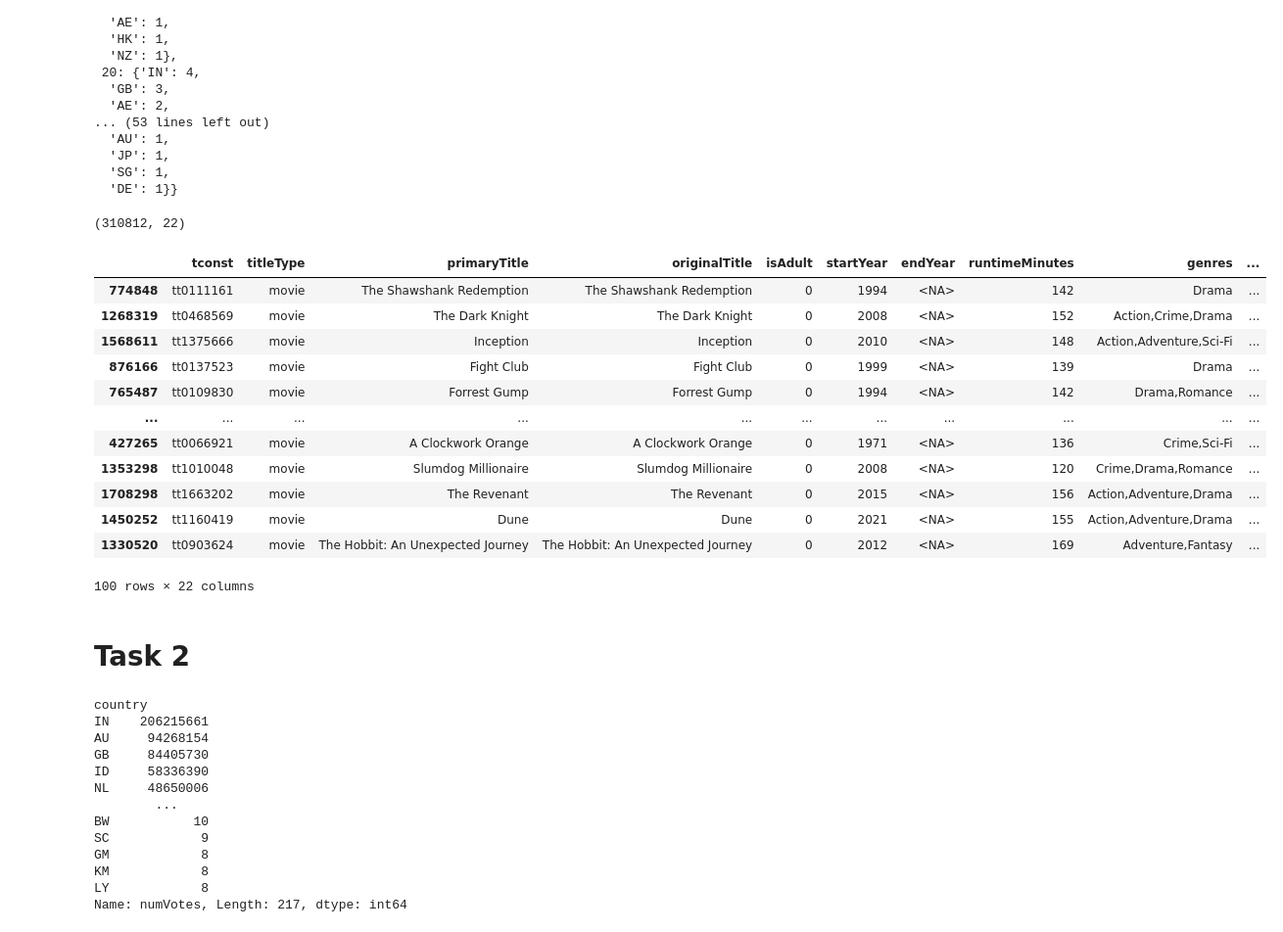
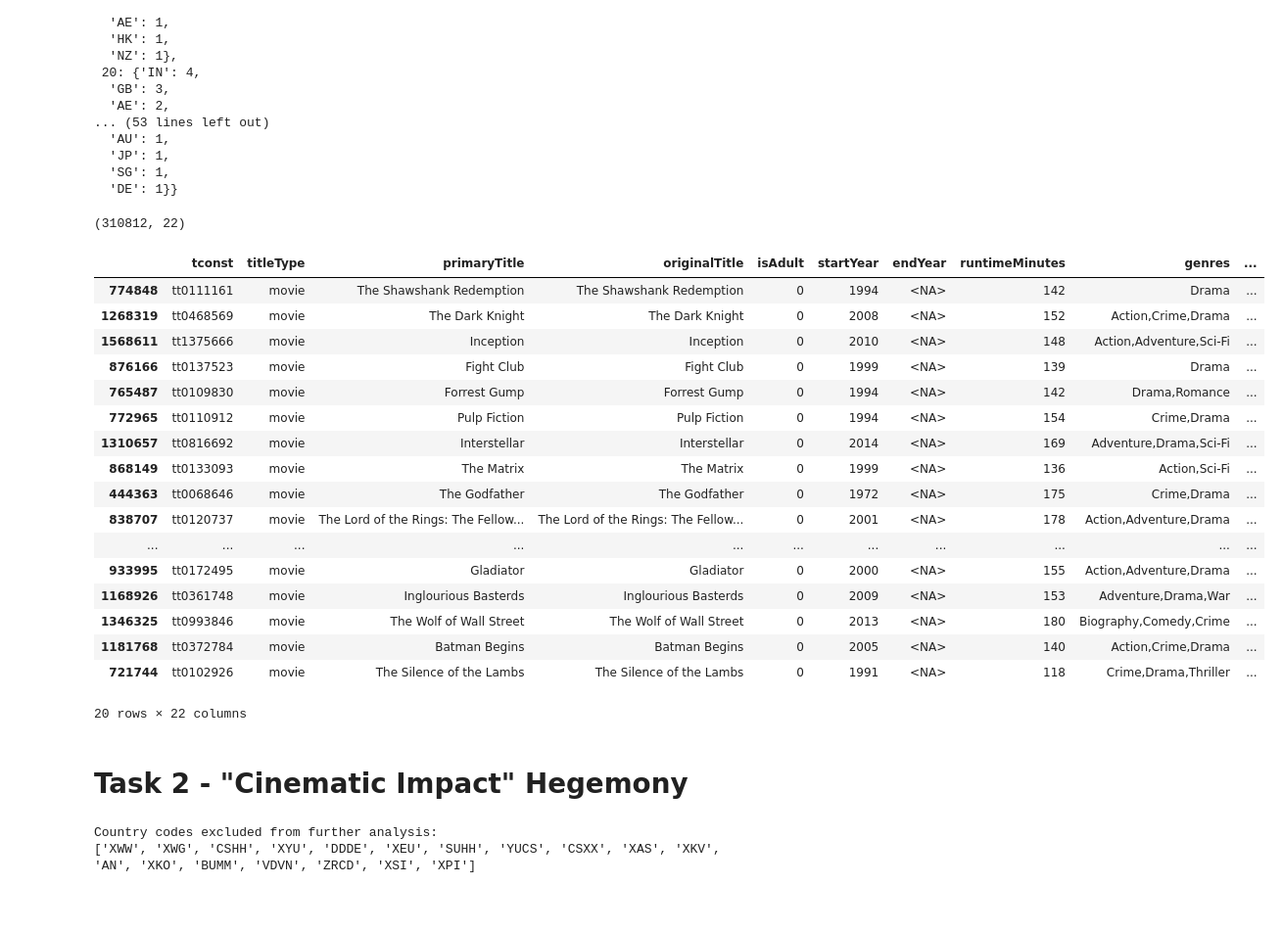
Before and after one commit to Konrad57/Imdb_Film_Ranking, a Jupyter notebook: analysis.ipynb, the cells around one changed output. Shown: that part at 98% size. Cells and saved outputs as stored; diff of their text form; code cells hidden in the pictures; blank space fills up the shorter version.

Commit message:
task 2 completed

```diff
--- a/analysis.ipynb
+++ b/analysis.ipynb
@@ -84,37 +85,35 @@ There are 665 movies without an assigned country.
   'DE': 1}}
 # %%
 print(movies_df.shape)
-movies_df.head(100)
+movies_df.head(20)
 # %% [output]
 (310812, 22)
 |  | tconst | titleType | primaryTitle | originalTitle | isAdult | startYear | endYear | runtimeMinutes | genres | ... |
 | 774848 | tt0111161 | movie | The Shawshank Redemption | The Shawshank Redemption | 0 | 1994 | <NA> | 142 | Drama | ... |
 | 1268319 | tt0468569 | movie | The Dark Knight | The Dark Knight | 0 | 2008 | <NA> | 152 | Action,Crime,Drama | ... |
 | 1568611 | tt1375666 | movie | Inception | Inception | 0 | 2010 | <NA> | 148 | Action,Adventure,Sci-Fi | ... |
 | 876166 | tt0137523 | movie | Fight Club | Fight Club | 0 | 1999 | <NA> | 139 | Drama | ... |
 | 765487 | tt0109830 | movie | Forrest Gump | Forrest Gump | 0 | 1994 | <NA> | 142 | Drama,Romance | ... |
+| 772965 | tt0110912 | movie | Pulp Fiction | Pulp Fiction | 0 | 1994 | <NA> | 154 | Crime,Drama | ... |
+| 1310657 | tt0816692 | movie | Interstellar | Interstellar | 0 | 2014 | <NA> | 169 | Adventure,Drama,Sci-Fi | ... |
+| 868149 | tt0133093 | movie | The Matrix | The Matrix | 0 | 1999 | <NA> | 136 | Action,Sci-Fi | ... |
+| 444363 | tt0068646 | movie | The Godfather | The Godfather | 0 | 1972 | <NA> | 175 | Crime,Drama | ... |
+| 838707 | tt0120737 | movie | The Lord of the Rings: The Fellow... | The Lord of the Rings: The Fellow... | 0 | 2001 | <NA> | 178 | Action,Adventure,Drama | ... |
 | ... | ... | ... | ... | ... | ... | ... | ... | ... | ... | ... |
-| 427265 | tt0066921 | movie | A Clockwork Orange | A Clockwork Orange | 0 | 1971 | <NA> | 136 | Crime,Sci-Fi | ... |
-| 1353298 | tt1010048 | movie | Slumdog Millionaire | Slumdog Millionaire | 0 | 2008 | <NA> | 120 | Crime,Drama,Romance | ... |
-| 1708298 | tt1663202 | movie | The Revenant | The Revenant | 0 | 2015 | <NA> | 156 | Action,Adventure,Drama | ... |
-| 1450252 | tt1160419 | movie | Dune | Dune | 0 | 2021 | <NA> | 155 | Action,Adventure,Drama | ... |
-| 1330520 | tt0903624 | movie | The Hobbit: An Unexpected Journey | The Hobbit: An Unexpected Journey | 0 | 2012 | <NA> | 169 | Adventure,Fantasy | ... |
+| 933995 | tt0172495 | movie | Gladiator | Gladiator | 0 | 2000 | <NA> | 155 | Action,Adventure,Drama | ... |
+| 1168926 | tt0361748 | movie | Inglourious Basterds | Inglourious Basterds | 0 | 2009 | <NA> | 153 | Adventure,Drama,War | ... |
+| 1346325 | tt0993846 | movie | The Wolf of Wall Street | The Wolf of Wall Street | 0 | 2013 | <NA> | 180 | Biography,Comedy,Crime | ... |
+| 1181768 | tt0372784 | movie | Batman Begins | Batman Begins | 0 | 2005 | <NA> | 140 | Action,Crime,Drama | ... |
+| 721744 | tt0102926 | movie | The Silence of the Lambs | The Silence of the Lambs | 0 | 1991 | <NA> | 118 | Crime,Drama,Thriller | ... |
-100 rows × 22 columns
+20 rows × 22 columns
 # %% [markdown]
-# Task 2
+# Task 2 - "Cinematic Impact" Hegemony
 # %%
-total_votes_by_country(movies_df)
+# weak cinematic impact
+votes_df = total_votes_by_country(movies_df)
+
+# strong cinematic impact
+avg_score_df = average_composite_score_by_country(movies_df)
+
+# strong cinematic impact v2
+avg_wgt_score_df = weighted_average_composite_score_by_country(movies_df)
-# %% [output]
-country
-IN    206215661
-AU     94268154
-GB     84405730
-ID     58336390
-NL     48650006
-        ...
-BW           10
-SC            9
-GM            8
-KM            8
-LY            8
-Name: numVotes, Length: 217, dtype: int64
@@ -120,0 +123,14 @@ Name: numVotes, Length: 217, dtype: int64
+# %%
+votes_df, excluded_countries = get_countries_and_clean_orders(
+    votes_df, country_codes_df, 'country', 'alpha-2', ['name', 'number of votes'])
+
+avg_score_df, _ = get_countries_and_clean_orders(
+    avg_score_df, country_codes_df, 'country', 'alpha-2',['name', 'average composite score'])
+
+avg_wgt_score_df, _ = get_countries_and_clean_orders(
+    avg_wgt_score_df, country_codes_df, 'country', 'alpha-2', ['name', 'weighted average composite score'])
+
+print(f"Country codes excluded from further analysis:\n{excluded_countries}")
+# %% [output]
+Country codes excluded from further analysis:
+['XWW', 'XWG', 'CSHH', 'XYU', 'DDDE', 'XEU', 'SUHH', 'YUCS', 'CSXX', 'XAS', 'XKV', 'AN', 'XKO', 'BUMM', 'VDVN', 'ZRCD', 'XSI', 'XPI']
```
Also changed, not shown: parts of 15 cells of this notebook, 2 other files.
